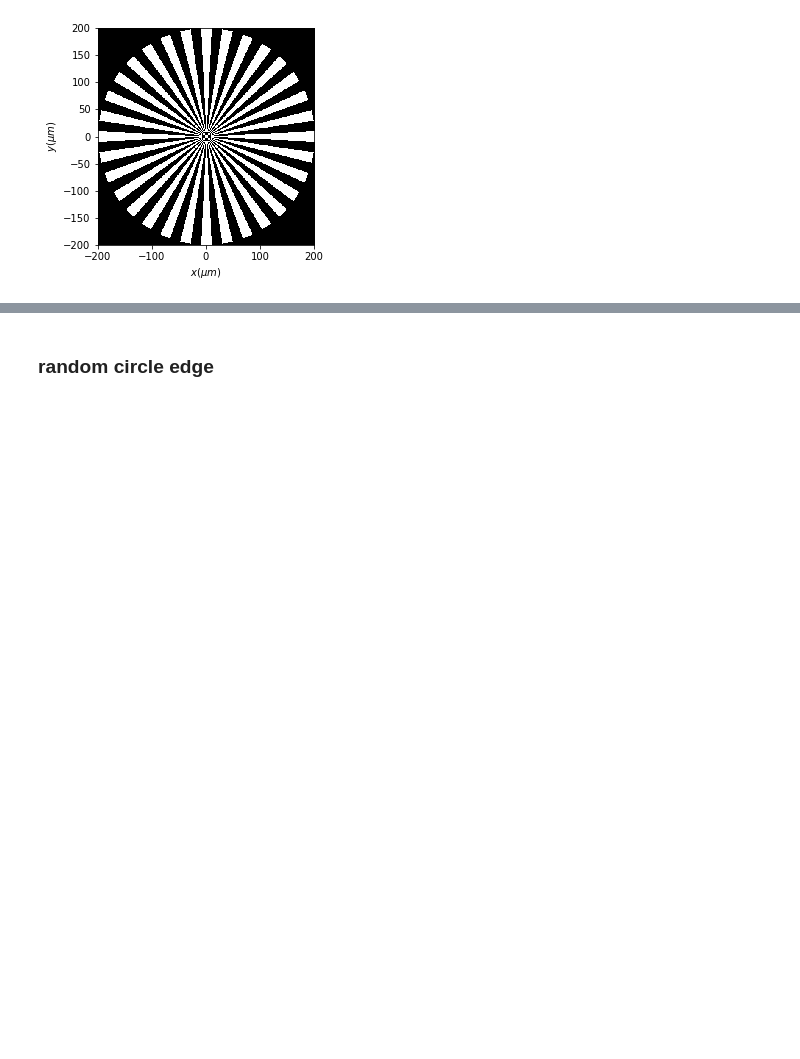
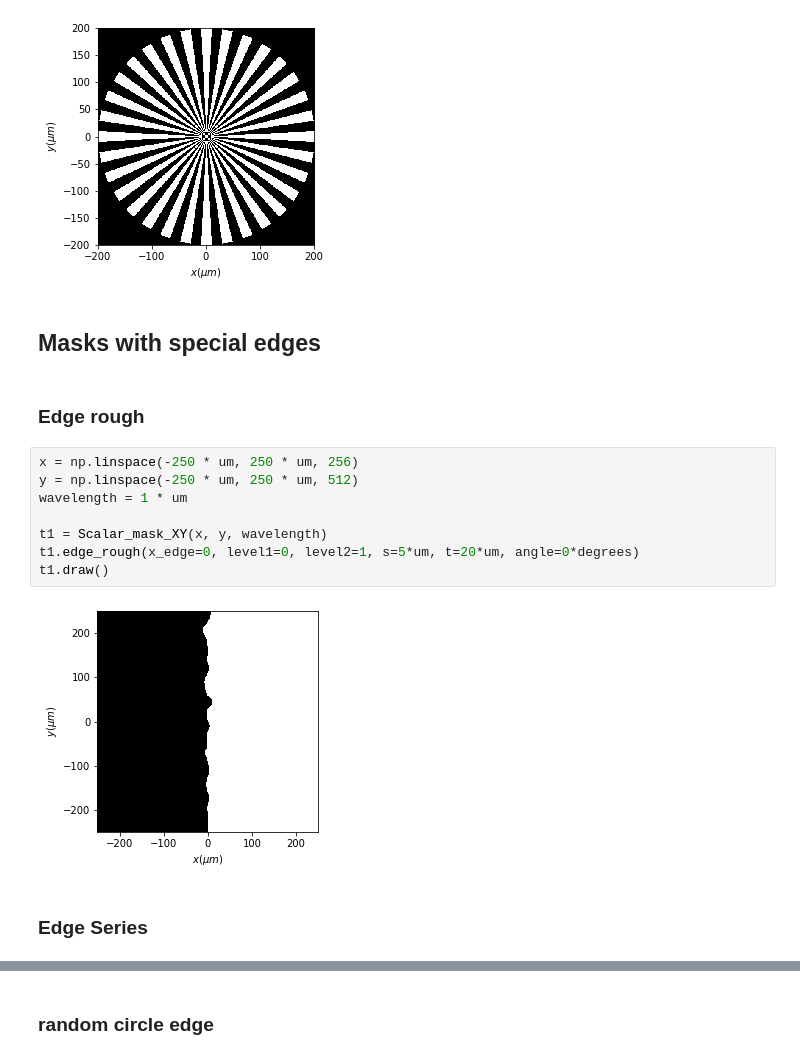
Before and after one commit to aocg-ucm/diffractio, a Jupyter notebook: docs/source/tutorial/scalar_XY/masks_xy.ipynb, the cells around one changed output, grey strips where cells are left out. Saved outputs shown, nothing was run; the diff lists cells and outputs as text; blank space fills up the shorter version.

Commit message:
rough masks_XY: edge_rough, slit_rough, double_slit_rough

```diff
--- a/docs/source/tutorial/scalar_XY/masks_xy.ipynb
+++ b/docs/source/tutorial/scalar_XY/masks_xy.ipynb
@@ -651,3 +592,19 @@ red.angular_grating(r0=(0, 0), num_petals=32, radius=200 * um, phase=0, is_binar
 red.draw(kind='intensity')
 # %% [output]
 [figure]
+# %% [markdown]
+## Masks with special edges
+# %% [markdown]
+### Edge rough
+# %%
+x = np.linspace(-250 * um, 250 * um, 256)
+y = np.linspace(-250 * um, 250 * um, 512)
+wavelength = 1 * um
+
+t1 = Scalar_mask_XY(x, y, wavelength)
+t1.edge_rough(x_edge=0, level1=0, level2=1, s=5*um, t=20*um, angle=0*degrees)
+t1.draw()
+# %% [output]
+[figure, added]
+# %% [markdown]
+### Edge Series
```
Also changed, not shown: parts of 20 cells of this notebook, 1 other file.
